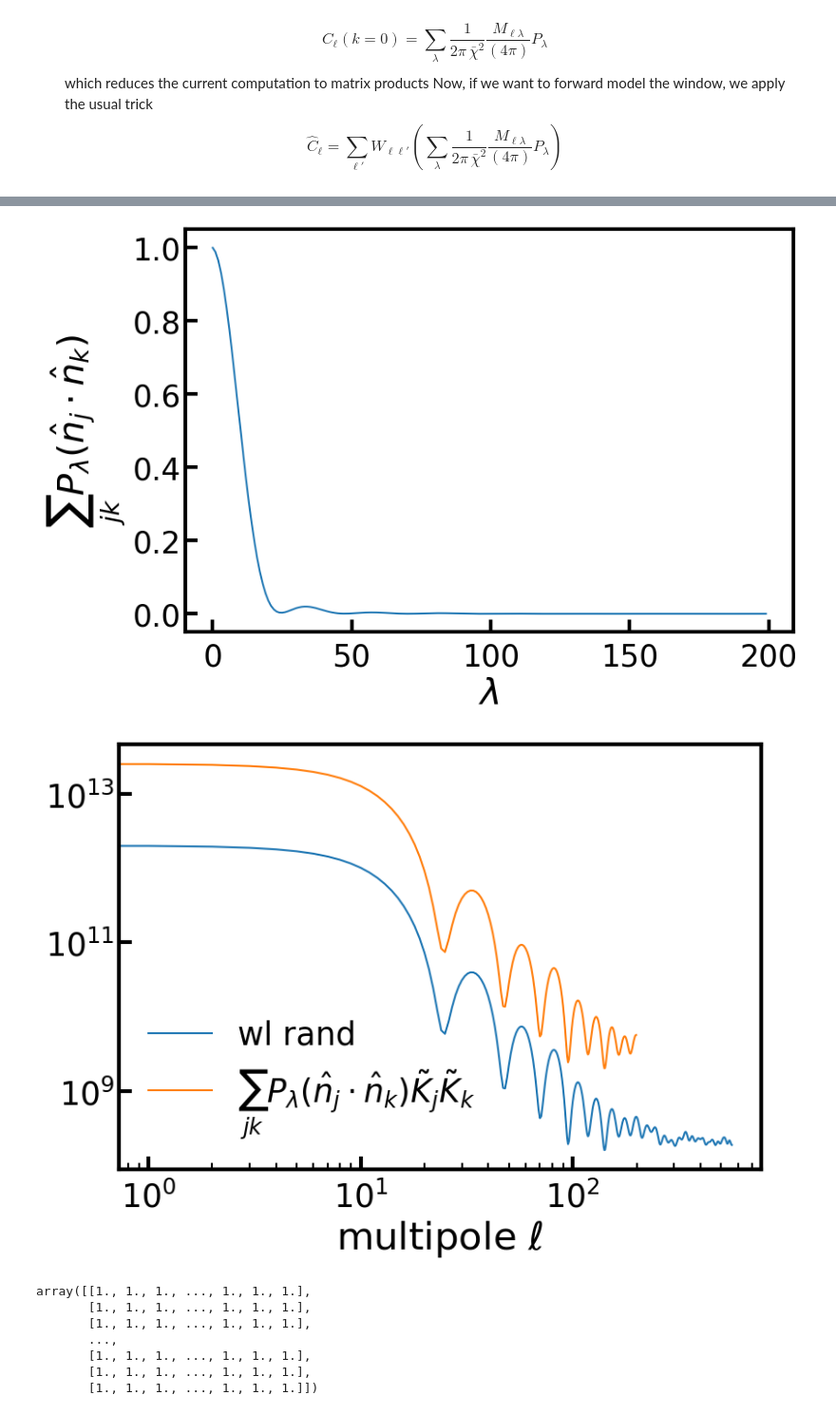
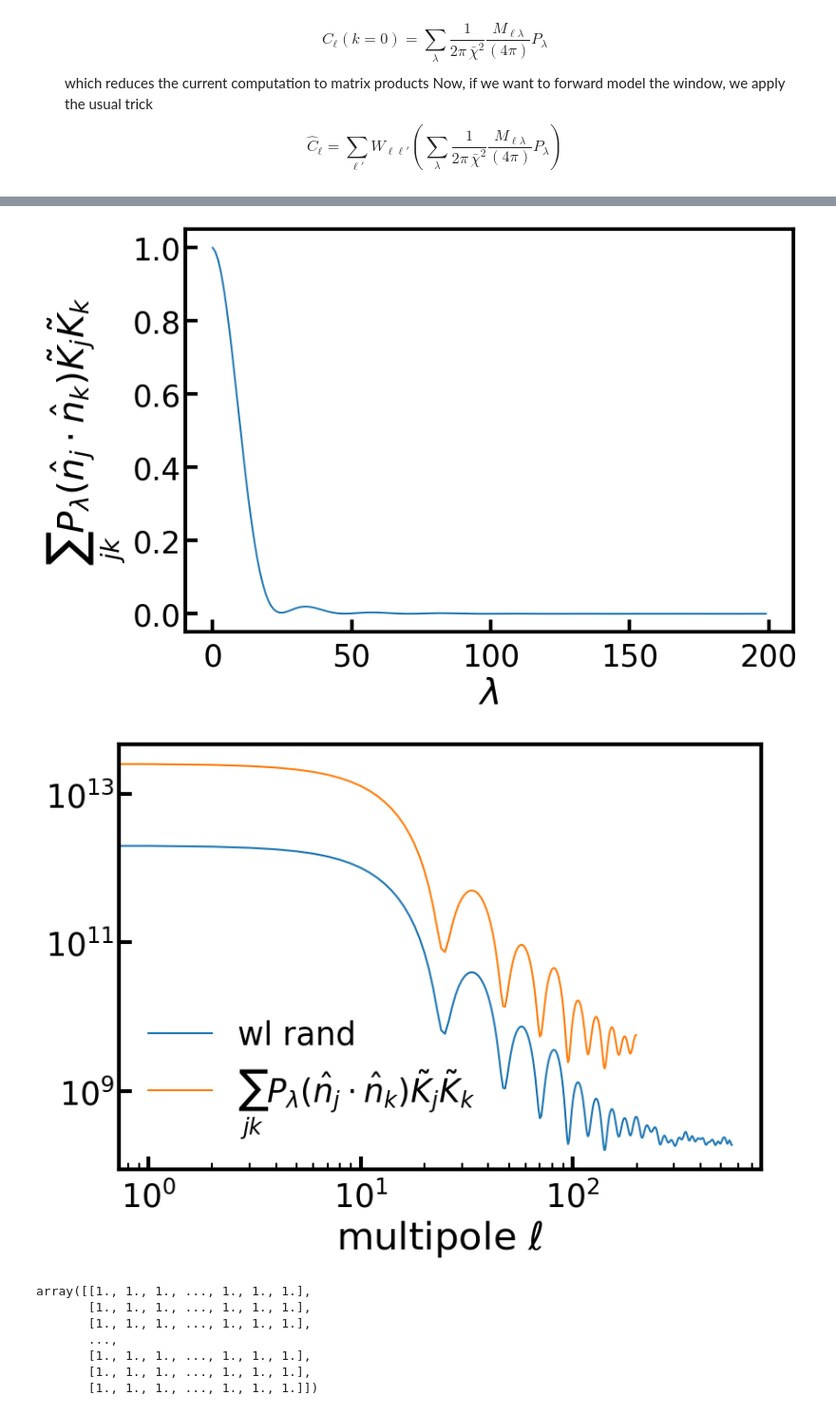
Before and after one commit to roger2b/directsht-lya, a Jupyter notebook: notebooks/lya_GRFs_directSHT.ipynb, the cells around one changed output, grey strips where cells are left out. Shown at 95% size. Saved outputs shown, nothing was run; the diff lists cells and outputs as text; code cells hidden in the pictures.

```diff
--- a/notebooks/lya_GRFs_directSHT.ipynb
+++ b/notebooks/lya_GRFs_directSHT.ipynb
@@ -366,24 +367,24 @@ done
 # %%
 #np.savetxt('./data/PLKjKk_lambdamax_200.txt', PLKjKk)
 #PLKjKk = np.loadtxt('./data/PLKjKk_lambdamax_200.txt')/Nskew**2/Nskew**2
 # PLKjKk = np.loadtxt('./data/PLKjKk_lambdamax_200_old.txt')/Nskew**2
 
 if do_plots:
     plt.figure(figsize=(9,6))
     #normalized by Nskew^2 * Ncell^2
     plt.plot(PLKjKk/GRF.N**2/Nskew**2)
     plt.xlabel(r'$\lambda$')
-    plt.ylabel(r'$\sum_{jk}P_{\lambda}(\hat{n}_j \cdot \hat{n}_k)$')
+    plt.ylabel(r'$\sum_{jk}P_{\lambda}(\hat{n}_j \cdot \hat{n}_k) \tilde{K}_j\tilde{K}_k$')
     plt.savefig('./plots/legendre_polynomials.pdf', bbox_inches='tight')
     plt.show()
 
     plt.figure(figsize=(9,6))
     plt.loglog(wl, label='wl rand')
     plt.loglog(PLKjKk, label=r'$\sum_{jk}P_{\lambda}(\hat{n}_j \cdot \hat{n}_k) \tilde{K}_j\tilde{K}_k$')
     plt.xlabel(r'multipole $\ell$')
     plt.legend()
 # %% [output]
-[figure, old version]
+[figure, new version]
 [figure]
 # %%
 def Power_spectrum(kh_perp, kh_par):
```
Also changed, not shown: parts of 11 cells of this notebook, 1 other file.
